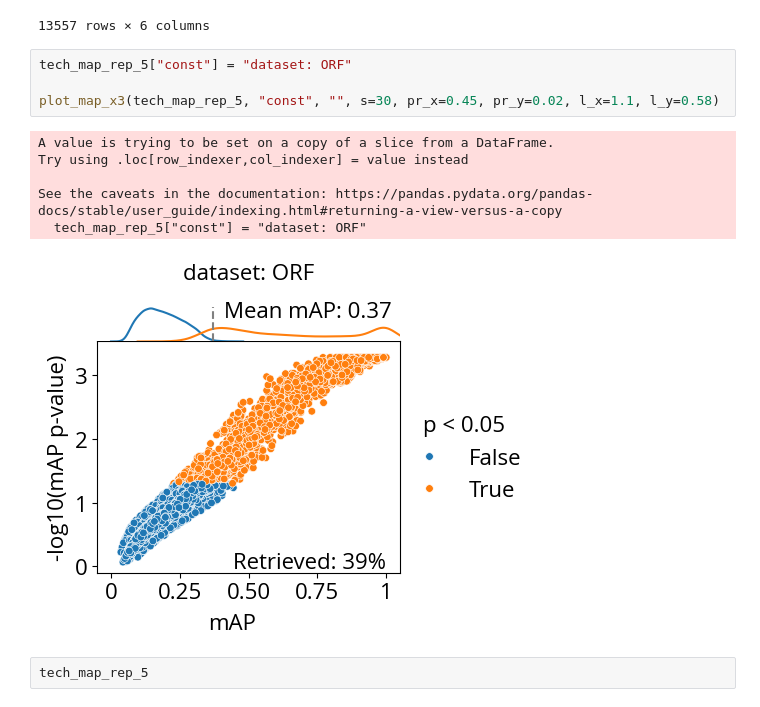
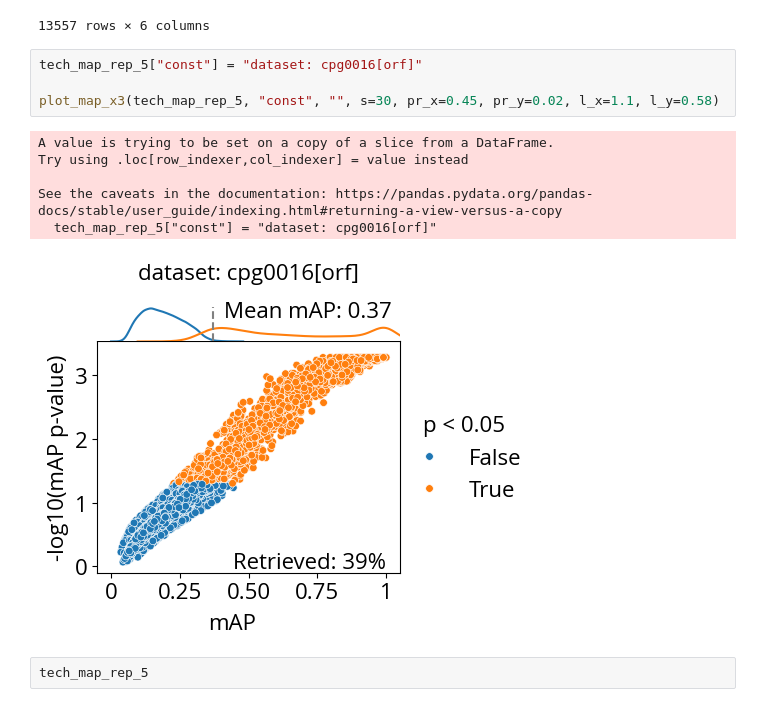
Before and after one commit to alxndrkalinin/grit-benchmark, a Jupyter notebook: 1.calculate-metrics/orf/tech_replicability.ipynb, the cells around one changed output. Drawn from its saved outputs; the diff is of its cells as text.

```diff
--- a/1.calculate-metrics/orf/tech_replicability.ipynb
+++ b/1.calculate-metrics/orf/tech_replicability.ipynb
@@ -345,16 +345,16 @@ See the caveats in the documentation: https://pandas.pydata.org/pandas-docs/stab
 | 13738 | ccsbBroad304_16172 | 0.197908 | 0.941997 | 0.169701 | 0.770315 | False |
 13557 rows × 6 columns
 # %%
-tech_map_rep_5["const"] = "dataset: ORF"
+tech_map_rep_5["const"] = "dataset: cpg0016[orf]"
 
 plot_map_x3(tech_map_rep_5, "const", "", s=30, pr_x=0.45, pr_y=0.02, l_x=1.1, l_y=0.58)
 # %% [output]
 A value is trying to be set on a copy of a slice from a DataFrame.
 Try using .loc[row_indexer,col_indexer] = value instead
 
 See the caveats in the documentation: https://pandas.pydata.org/pandas-docs/stable/user_guide/indexing.html#returning-a-view-versus-a-copy
-  tech_map_rep_5["const"] = "dataset: ORF"
+  tech_map_rep_5["const"] = "dataset: cpg0016[orf]"
-[figure, old version]
+[figure, new version]
 # %%
 tech_map_rep_5
 # %% [output]
```
Also changed, not shown: parts of 1 cell of this notebook, 1 other file.
